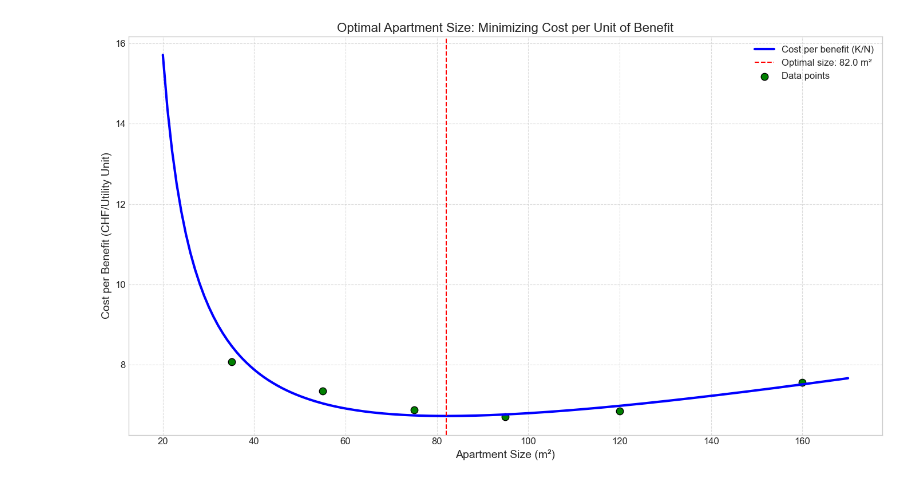
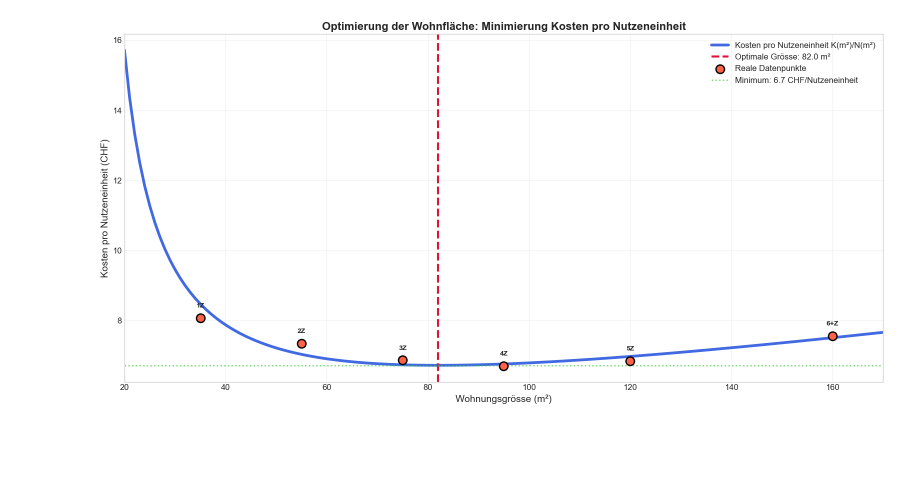
Before and after one commit to NevinJulian/HSLU.MATF, a Jupyter notebook: scripts/calculations/optimization_of_living_space.ipynb, the cells around one changed output. Saved outputs shown, nothing was run; the diff lists cells and outputs as text; code cells hidden in the pictures; blank space fills up the shorter version.

```diff
--- a/scripts/calculations/optimization_of_living_space.ipynb
+++ b/scripts/calculations/optimization_of_living_space.ipynb
@@ -199,19 +124,0 @@ This models the diminishing returns on additional living space
-# %%
-# Calculate the cost per benefit ratio: K(m²)/N(m²)
-def cost_per_benefit(x):
-    """Cost per unit of benefit at size x."""
-    if x <= 15:  # Ensure we don't go below minimum size
-        return float('inf')
-    return cost_function(x, a, b, c) / benefit_function(x)
-
-# Calculate and plot the cost per benefit curve
-cpb_values = [cost_per_benefit(x) for x in apartment_sizes]
-
-plt.figure(figsize=(12, 7))
-plt.plot(apartment_sizes, cpb_values, 'b-', linewidth=3)
-plt.title('Cost per Unit of Benefit vs. Apartment Size', fontsize=16)
-plt.xlabel('Apartment Size (m²)', fontsize=14)
-plt.ylabel('Cost per Benefit (CHF/Utility Unit)', fontsize=14)
-plt.grid(True, linestyle='--', alpha=0.7)
-plt.tight_layout()
-plt.show()
@@ -261,34 +232,39 @@ Difference: 0.0001 (should be close to zero)
 # %%
-# Comprehensive visualization of the optimization
-plt.figure(figsize=(14, 8))
+plt.figure(figsize=(16, 8))
 
-# Calculate various metrics
 costs = np.array([cost_function(x, a, b, c) for x in apartment_sizes])
 benefits = np.array([benefit_function(x) for x in apartment_sizes])
 cost_benefit_ratios = costs / benefits
-marginal_costs = np.array([marginal_cost_function(x) for x in apartment_sizes])
-marginal_benefits = np.array([benefit_derivative(x) for x in apartment_sizes])
 
-# Plot the cost per benefit curve
-plt.plot(apartment_sizes, cost_benefit_ratios, 'b-', linewidth=3,
-         label='Cost per benefit (K/N)')
+plt.plot(apartment_sizes, cost_benefit_ratios, color='#4169E1', linewidth=4,
+         label='Kosten pro Nutzeneinheit K(m²)/N(m²)')
 
-# Add vertical line at optimal size
-plt.axvline(x=optimal_size, color='r', linestyle='--',
-            label=f'Optimal size: {optimal_size:.1f} m²')
+plt.axvline(x=optimal_size, color='#DC143C', linestyle='--', linewidth=3,
+            label=f'Optimale Grösse: {optimal_size:.1f} m²')
 
-# Add the actual data points
-plt.scatter(cost_df['apartment_size'],
-            cost_df['total_monthly_rent'] / benefit_function(cost_df['apartment_size']),
-            s=80, color='green', edgecolor='black', label='Data points')
+actual_ratios = cost_df['total_monthly_rent'] / benefit_function(cost_df['apartment_size'])
+plt.scatter(cost_df['apartment_size'], actual_ratios,
+            s=150, color='#FF6347', edgecolor='black', linewidth=2,
+            label='Reale Datenpunkte', zorder=5)
 
-plt.title('Optimal Apartment Size: Minimizing Cost per Unit of Benefit', fontsize=16)
-plt.xlabel('Apartment Size (m²)', fontsize=14)
-plt.ylabel('Cost per Benefit (CHF/Utility Unit)', fontsize=14)
-plt.grid(True, linestyle='--', alpha=0.7)
-plt.legend(fontsize=12)
+for i, row in cost_df.iterrows():
+    plt.annotate(f"{row['room_count']}Z",
+                (row['apartment_size'], actual_ratios.iloc[i]),
+                textcoords="offset points",
+                xytext=(0, 15),
+                ha='center', fontsize=10, fontweight='bold')
+
+plt.axhline(y=minimum_ratio, color='#32CD32', linestyle=':', linewidth=2, alpha=0.7,
+            label=f'Minimum: {minimum_ratio:.1f} CHF/Nutzeneinheit')
+
+plt.title('Optimierung der Wohnfläche: Minimierung Kosten pro Nutzeneinheit', fontsize=16, fontweight='bold')
+plt.xlabel('Wohnungsgrösse (m²)', fontsize=14)
+plt.ylabel('Kosten pro Nutzeneinheit (CHF)', fontsize=14)
+plt.grid(True, alpha=0.3)
+plt.legend(fontsize=12, loc='upper right')
+plt.xlim(20, 170)
 plt.tight_layout()
 plt.show()
 # %% [output]
-[figure, old version]
+[figure, new version]
 # %%
```
Also changed, not shown: parts of 18 cells of this notebook, 3 other files.
